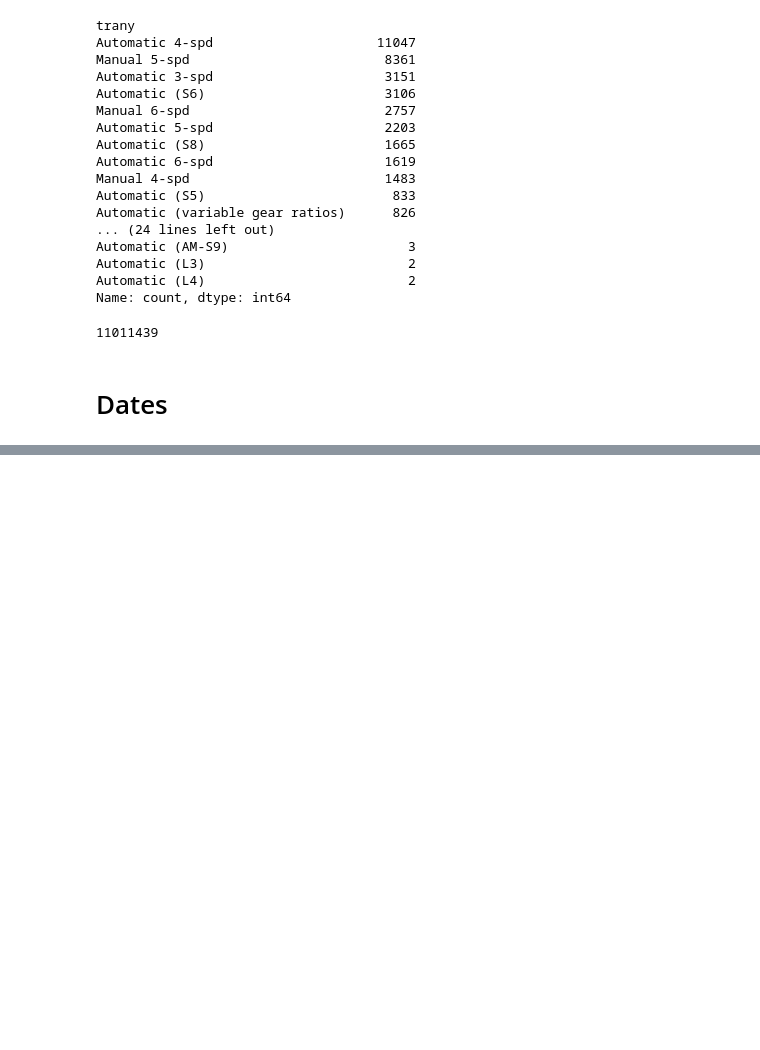
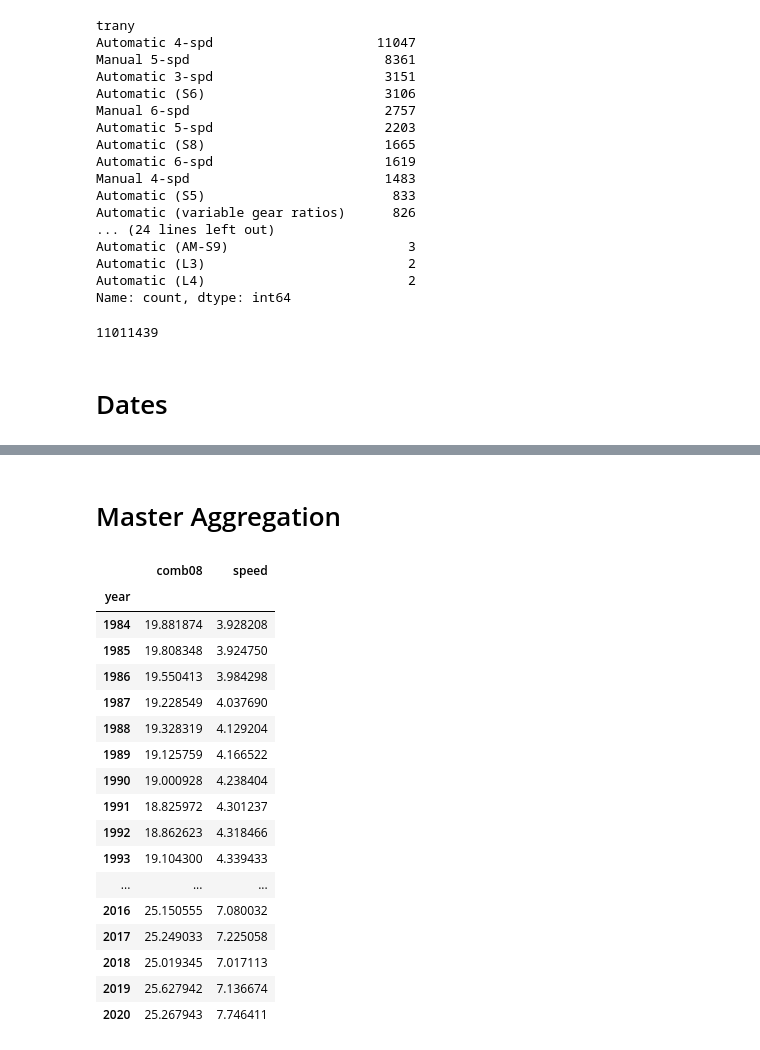
Before and after one commit to realfaiq/100-Days-of-Python, a Jupyter notebook: Data-Preprocessing/Pandas/7-Best Practices in Pandas.ipynb, the cells around one changed output, grey strips where cells are left out. Drawn from its saved outputs; the diff is of its cells as text; code cells hidden in the pictures; blank space fills up the shorter version.

```diff
--- a/Data-Preprocessing/Pandas/7-Best Practices in Pandas.ipynb
+++ b/Data-Preprocessing/Pandas/7-Best Practices in Pandas.ipynb
@@ -509,0 +577,17 @@ Name: count, dtype: int64
+# %%
+def tweak_autos(autos):
+    cols = ['city08', 'comb08', 'highway08', 'cylinders', 'displ', 'drive', 'eng_dscr',
+       'fuelCost08', 'make', 'model', 'trany', 'range', 'createdOn', 'year']
+    return (autos
+ [cols]
+ .assign(cylinders = autos['cylinders'].fillna(0).astype('int8'),
+        disp = autos.displ.fillna(0).astype('float16'),
+        drive = autos.drive.fillna('Other').astype('category'),
+        automatic = autos.trany.str.contains('Auto'),
+        speed = autos.trany.str.extract(r'(\d)+').fillna(20).astype('int8'))
+ .astype({'highway08': 'int8', 'city08': 'int16', 'comb08': 'int16', 'fuelCost08': 'int16',
+         'range': 'int16', 'year': 'int16', 'make': 'category'})
+ .drop(columns = ['trany'])
+)
+
+tweak_autos(autos)
@@ -509,0 +812,2 @@ Name: count, dtype: int64
+# %% [markdown]
+# Master Aggregation
@@ -509,0 +819,26 @@ Name: count, dtype: int64
+# %%
+#Watch order of columns filtering/aggregation
+(autos2
+ .groupby('year')
+ [['comb08', 'speed']]
+ .mean()
+)
+# %% [output]
+|  | comb08 | speed |
+| year |  |  |
+| 1984 | 19.881874 | 3.928208 |
+| 1985 | 19.808348 | 3.924750 |
+| 1986 | 19.550413 | 3.984298 |
+| 1987 | 19.228549 | 4.037690 |
+| 1988 | 19.328319 | 4.129204 |
+| 1989 | 19.125759 | 4.166522 |
+| 1990 | 19.000928 | 4.238404 |
+| 1991 | 18.825972 | 4.301237 |
+| 1992 | 18.862623 | 4.318466 |
+| 1993 | 19.104300 | 4.339433 |
+| ... | ... | ... |
+| 2016 | 25.150555 | 7.080032 |
+| 2017 | 25.249033 | 7.225058 |
+| 2018 | 25.019345 | 7.017113 |
+| 2019 | 25.627942 | 7.136674 |
+| 2020 | 25.267943 | 7.746411 |
```
Also changed, not shown: parts of 27 cells of this notebook, 1 other file.
